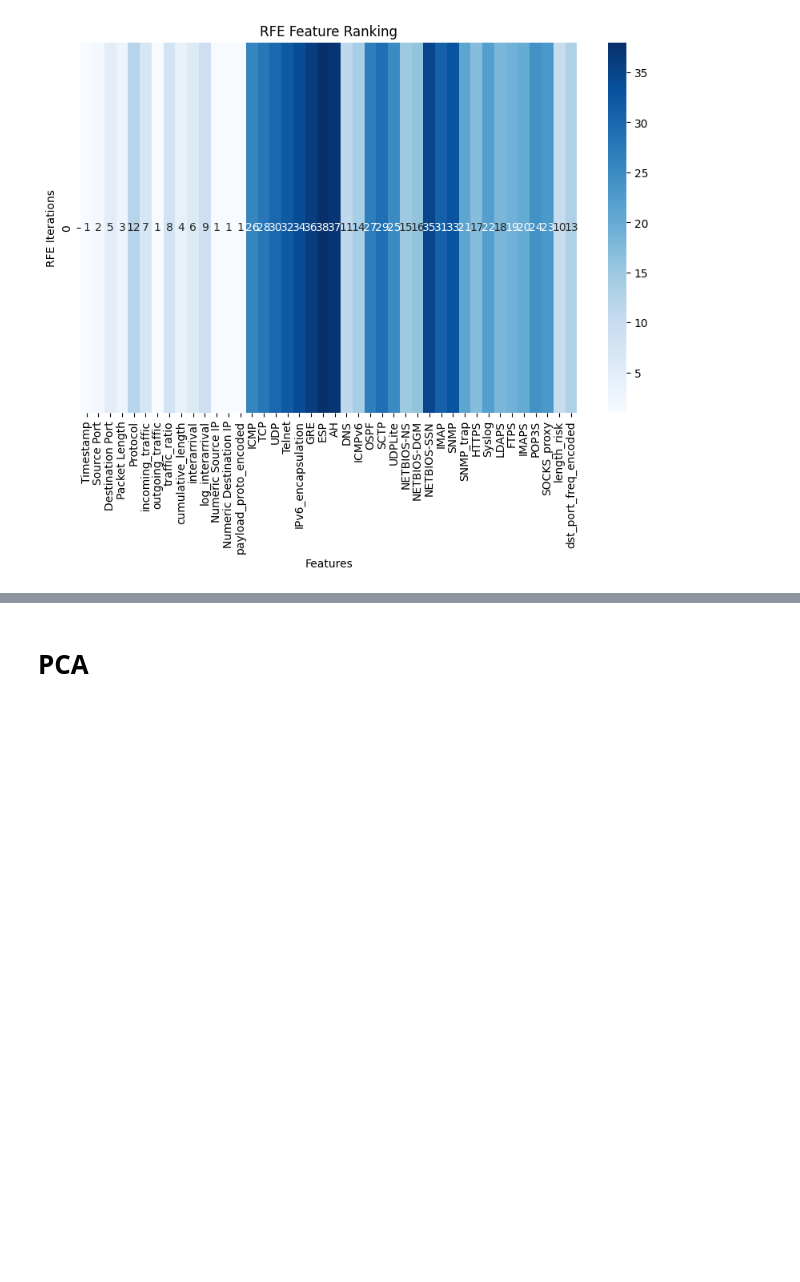
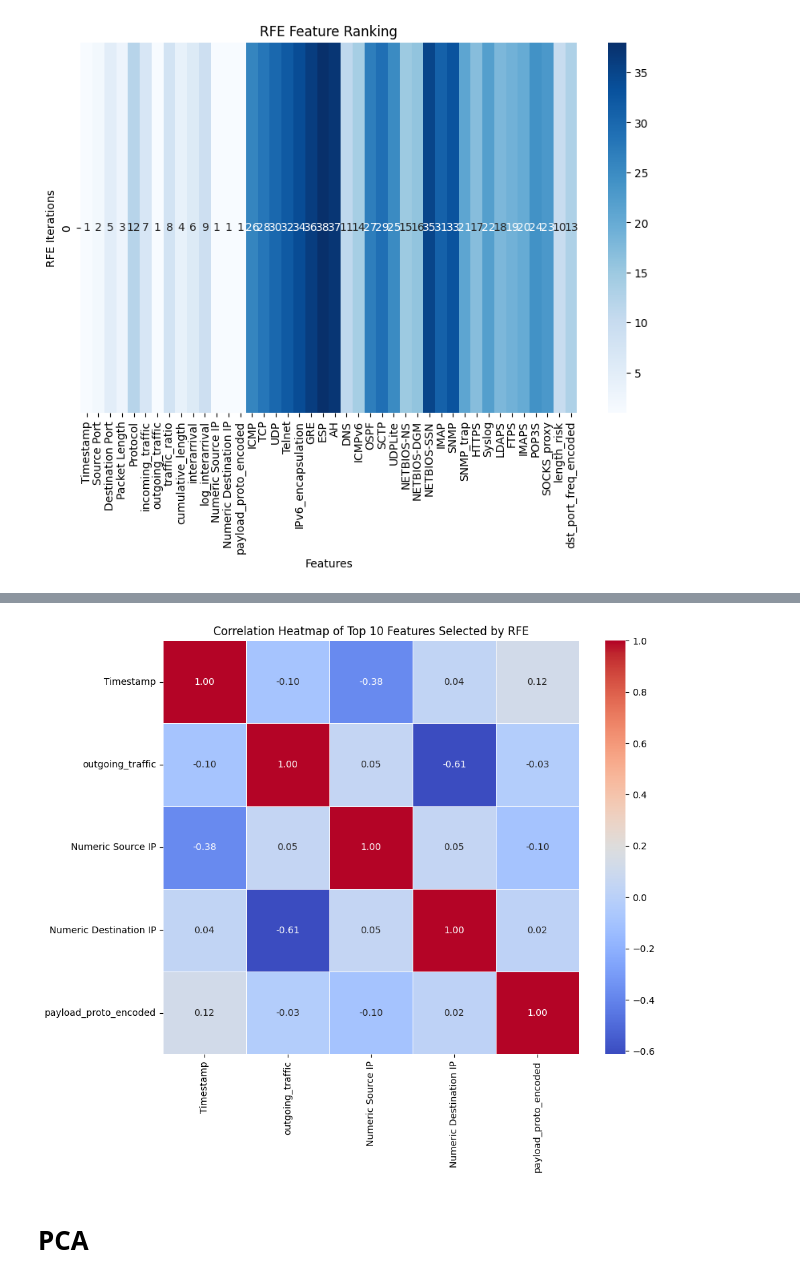
Before and after one commit to mundruid/cyber-ml, a Jupyter notebook: cyber_ml/blog_fe_5.ipynb, the cells around one changed output, grey strips where cells are left out. Cells and saved outputs as stored; diff of their text form; code cells hidden in the pictures; blank space fills up the shorter version.

```diff
--- a/cyber_ml/blog_fe_5.ipynb
+++ b/cyber_ml/blog_fe_5.ipynb
@@ -237,3 +255,15 @@ plt.show()
+# %%
+top_10_features = X_train.columns[rfe.support_]
+
+# Create a heatmap of correlations between the top 10 features
+plt.figure(figsize=(10, 8))
+sns.heatmap(
+    X_train[top_10_features].corr(), annot=True, cmap="coolwarm", fmt=".2f", linewidths=0.5
+)
+plt.title("Correlation Heatmap of Top 10 Features Selected by RFE")
+plt.show()
+# %% [output]
+[figure, added]
 # %% [markdown]
 # PCA
 # %%
```
Also changed, not shown: parts of 2 cells of this notebook.
